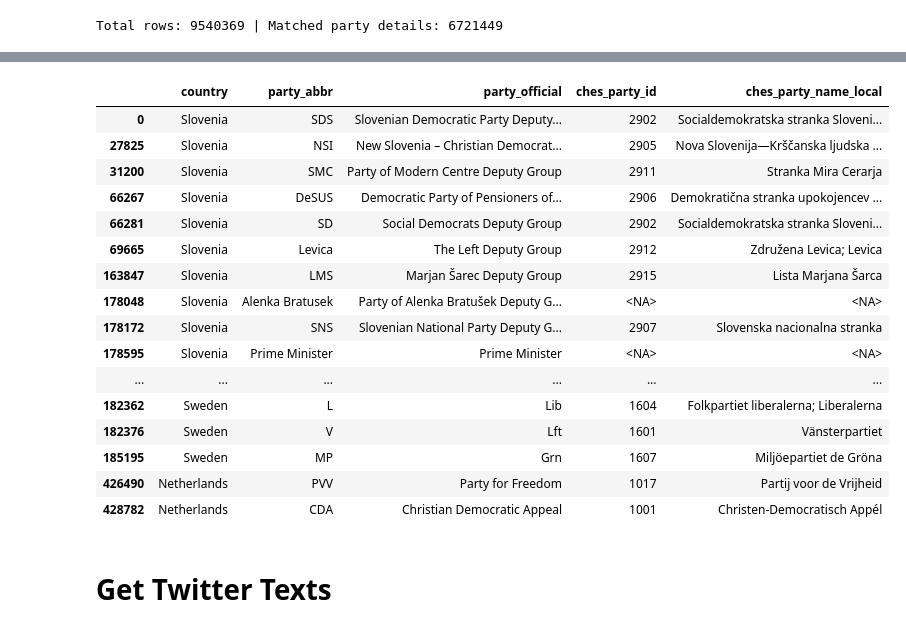
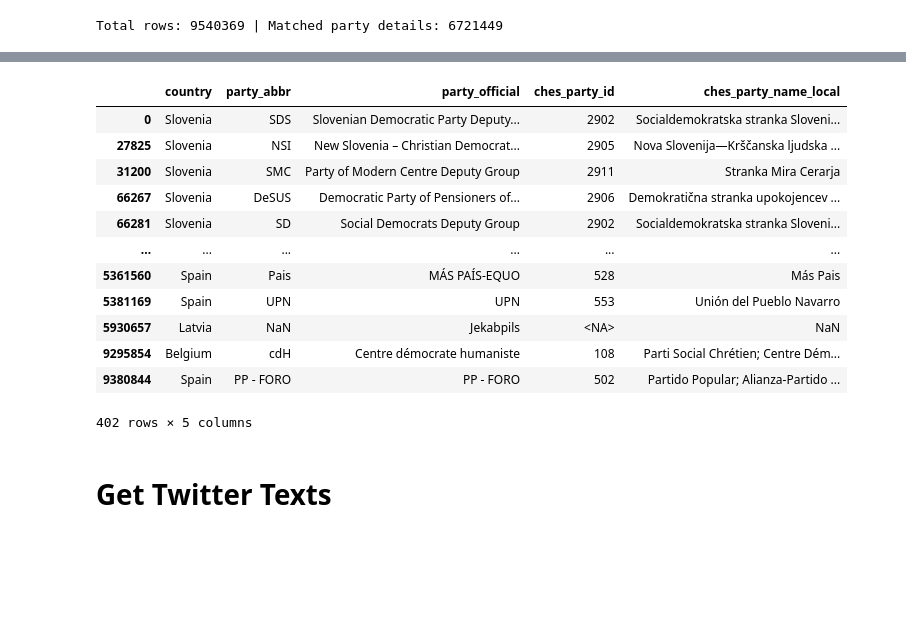
Before and after one commit to Jamo197/political-bias-detection, a Jupyter notebook: src/datasets/extract_twitter_data.ipynb, the cells around one changed output, grey strips where cells are left out. Drawn from its saved outputs; the diff is of its cells as text; code cells hidden in the pictures; blank space fills up the shorter version.

```diff
--- a/src/twitter.ipynb
+++ b/src/datasets/extract_twitter_data.ipynb
@@ -364,6 +366,11 @@ final_merged_df.sample(10, random_state=42)
 | 6844243 | Germany | Alliance 90/The Greens | britta haßelmann | 1131092102 | 2021-07-12 16:00:15 | 1414615597611167744 | britta haßelmann | 423 | Alliance 90/The Greens | NaN | ... |
 # %%
 from datasets.ground_truth.ches_mapping import CHES_COUNTRIES, CHES_PARTIES
+import pandas as pd
+
+TWITTER_PATH = (
+    "/Users/janneslampe/Desktop/Coding/Master Thesis/Twitter Parliamentarian Database"
+)
 # %%
 final_merged_path = TWITTER_PATH + "/final_merged_tweets_members_parties.csv"
 
@@ -386,7 +393,7 @@ def normalize_text(value):
 
 
 def find_ches_party(row):
-    country_match = country_lookup.get(row["country"])
+    country_match = country_lookup.get(row["country"]) or country_lookup.get(row["country_member"])
 
     if not country_match:
         return pd.Series(
@@ -439,9 +446,20 @@ def find_ches_party(row):
                 }
             )
 
-    # Finally try the official party name in the local party name.
+    # try the official party name in the local party name.
     for party_id, details in candidates:
         if party_official and party_official in normalize_text(details["name_local"]):
+            return pd.Series(
+                {
+                    "ches_country_id": country_id,
+                    "ches_country_abbrev": country_abbrev,
+                    "ches_party_id": party_id,
+                    "ches_party_name_local": details["name_local"],
+                }
+            )
+    # Finally try the official party name in the english party name.
+    for party_id, details in candidates:
+        if party_official and party_official in normalize_text(details["name_english"]):
             return pd.Series(
                 {
                     "ches_country_id": country_id,
@@ -461,46 +479,47 @@ def find_ches_party(row):
     )
 
 
-lookup_columns = ["country", "party", "party_abbr", "party_official"]
+lookup_columns = ["country", "country_member", "party", "party_abbr", "party_official"]
 
 unique_parties = final_merged_df[lookup_columns].drop_duplicates()
+country_lookup = {
+    details["name"]: (country_id, details["abbrev"])
+    for country_id, details in CHES_COUNTRIES.items()
+}
+
 party_matches = unique_parties.join(
     unique_parties.apply(find_ches_party, axis=1)
 )
 
 ches_integrated_df = final_merged_df.merge(
     party_matches,
     on=lookup_columns,
     how="left",
 )
 
 ches_integrated_df[
     [
         "country",
         "party_abbr",
         "party_official",
         "ches_party_id",
         "ches_party_name_local",
     ]
-].drop_duplicates().head(20)
+].drop_duplicates()
 # %% [output]
 |  | country | party_abbr | party_official | ches_party_id | ches_party_name_local |
 | 0 | Slovenia | SDS | Slovenian Democratic Party Deputy... | 2902 | Socialdemokratska stranka Sloveni... |
 | 27825 | Slovenia | NSI | New Slovenia – Christian Democrat... | 2905 | Nova Slovenija—Krščanska ljudska ... |
 | 31200 | Slovenia | SMC | Party of Modern Centre Deputy Group | 2911 | Stranka Mira Cerarja |
 | 66267 | Slovenia | DeSUS | Democratic Party of Pensioners of... | 2906 | Demokratična stranka upokojencev ... |
 | 66281 | Slovenia | SD | Social Democrats Deputy Group | 2902 | Socialdemokratska stranka Sloveni... |
-| 69665 | Slovenia | Levica | The Left Deputy Group | 2912 | Združena Levica; Levica |
-| 163847 | Slovenia | LMS | Marjan Šarec Deputy Group | 2915 | Lista Marjana Šarca |
-| 178048 | Slovenia | Alenka Bratusek | Party of Alenka Bratušek Deputy G... | <NA> | <NA> |
-| 178172 | Slovenia | SNS | Slovenian National Party Deputy G... | 2907 | Slovenska nacionalna stranka |
-| 178595 | Slovenia | Prime Minister | Prime Minister | <NA> | <NA> |
 | ... | ... | ... | ... | ... | ... |
-| 182362 | Sweden | L | Lib | 1604 | Folkpartiet liberalerna; Liberalerna |
-| 182376 | Sweden | V | Lft | 1601 | Vänsterpartiet |
-| 185195 | Sweden | MP | Grn | 1607 | Miljöepartiet de Gröna |
-| 426490 | Netherlands | PVV | Party for Freedom | 1017 | Partij voor de Vrijheid |
-| 428782 | Netherlands | CDA | Christian Democratic Appeal | 1001 | Christen-Democratisch Appél |
+| 5361560 | Spain | Pais | MÁS PAÍS-EQUO | 528 | Más Pais |
+| 5381169 | Spain | UPN | UPN | 553 | Unión del Pueblo Navarro |
+| 5930657 | Latvia | NaN | Jekabpils | <NA> | NaN |
+| 9295854 | Belgium | cdH | Centre démocrate humaniste | 108 | Parti Social Chrétien; Centre Dém... |
+| 9380844 | Spain | PP - FORO | PP - FORO | 502 | Partido Popular; Alianza-Partido ... |
+402 rows × 5 columns
 # %%
 ches_integrated_df.to_csv(
     TWITTER_PATH + "/ches_integrated_tweets_members_parties.csv",
```
Also changed, not shown: parts of 5 cells of this notebook, 4 other files.
